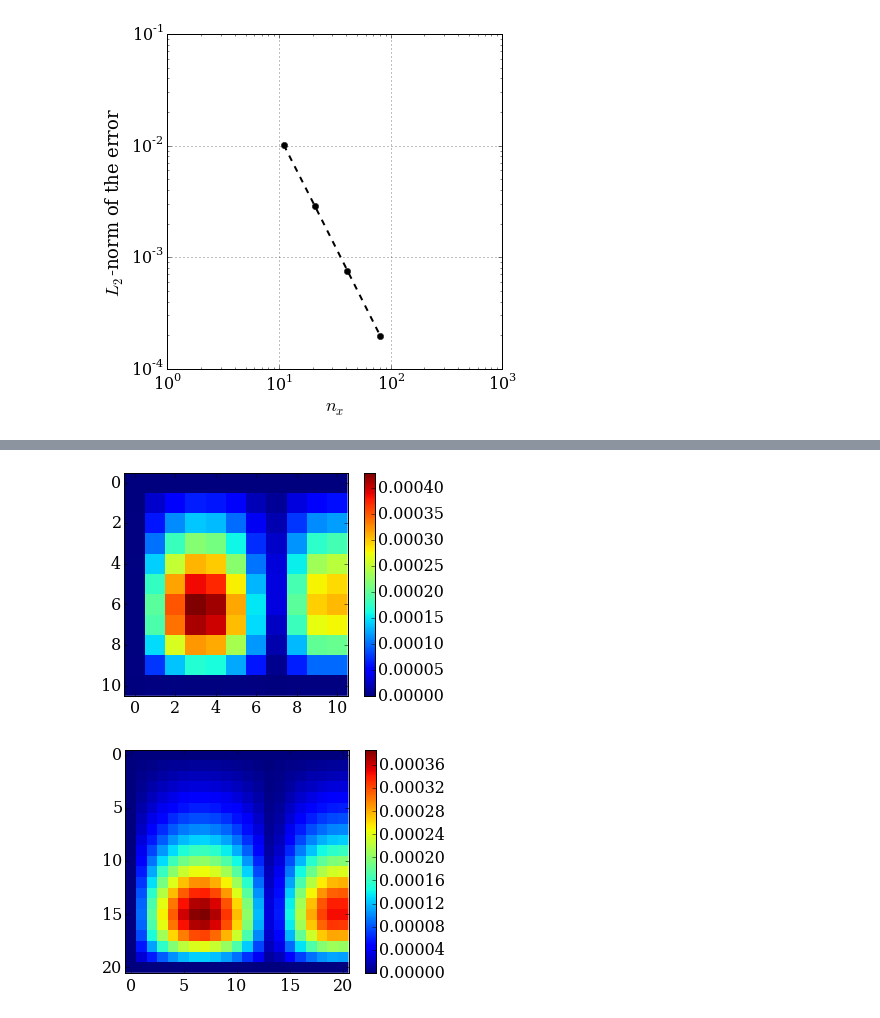
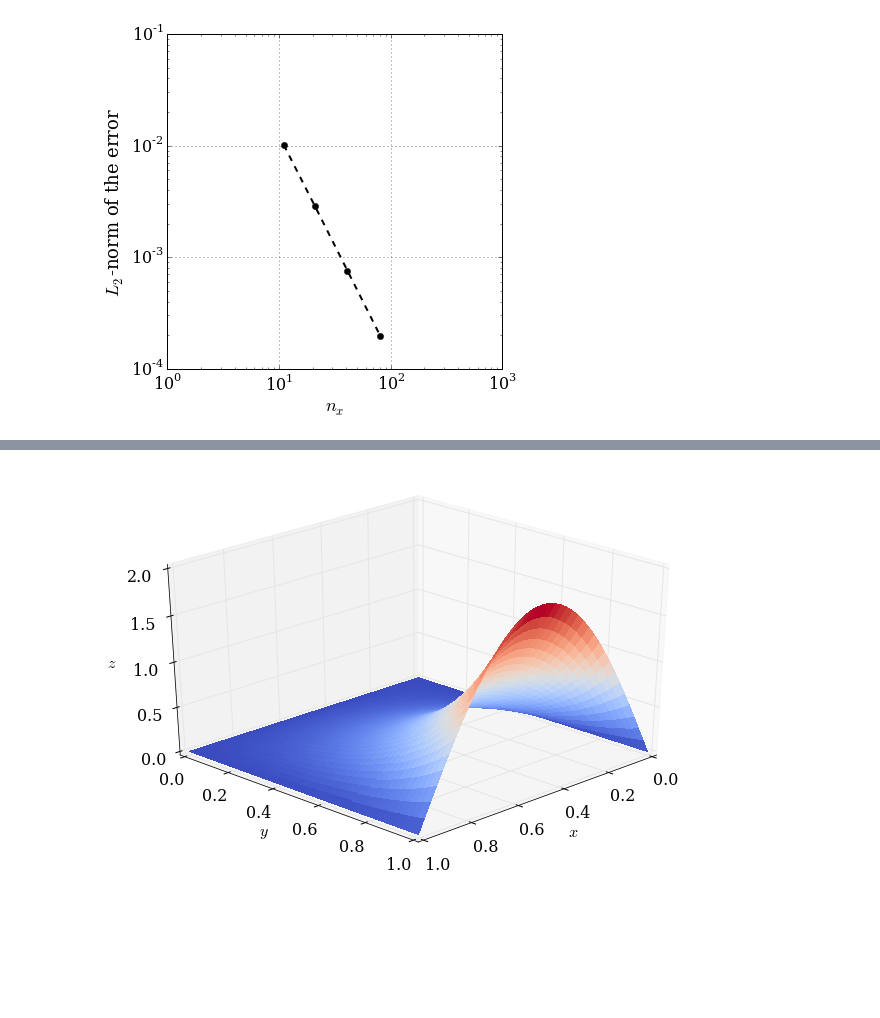
Before and after one commit to yaor/numerical-mooc, a Jupyter notebook: lessons/05_relax/weird.neumann.behavior.ipynb, the cells around one changed output, grey strips where cells are left out. Cells and saved outputs as stored; diff of their text form; code cells hidden in the pictures; blank space fills up the shorter version.

```diff
--- a/lessons/05_relax/weird.neumann.behavior.ipynb
+++ b/lessons/05_relax/weird.neumann.behavior.ipynb
@@ -206 +251,32 @@ def l1sum(p, pxy, gridsize):
+# %%
+def laplace2d_dirichlet(p, y, dx, dy, l2_target):
+
+    l2norm = 1
+    pn = numpy.empty_like(p)
+    iterations = 0
+
+    while l2norm > l2_target:
+        pn = p.copy()
+        p[1:-1,1:-1] = .25 * (pn[1:-1,2:] + pn[1:-1,:-2] +\
+                              pn[2:,1:-1] + pn[:-2,1:-1])
+
+
+        l2norm = L2_rel_error(p, pn)
+        iterations += 1
+
+    return p, iterations
+# %%
+p = numpy.zeros((nx, nx))
+x = numpy.linspace(0,1,nx)
+y = x.copy()
+dx = 1.0/(nx-1)
+dy = dx
+
+p[-1,:] = p0*numpy.sin(numpy.pi*x/x[-1])
+
+p, iterations = laplace2d_dirichlet(p, y, dx, dy,l2)
+# %%
+plot2D(x,y,p)
+# %% [output]
+[figure, added]
 # %%
@@ -222,10 +303,0 @@ for i, nx in enumerate(nx_values):
-# %%
-pyplot.imshow(error[0,0], interpolation='none')
-pyplot.colorbar();
-# %% [output]
-[figure, removed]
-# %%
-pyplot.imshow(error[1,0], interpolation='none')
-pyplot.colorbar();
-# %% [output]
-[figure, removed]
```
Also changed, not shown: parts of 15 cells of this notebook.
